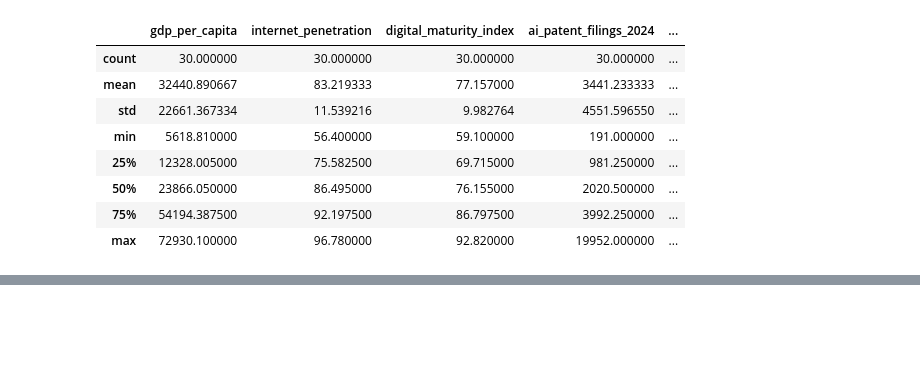
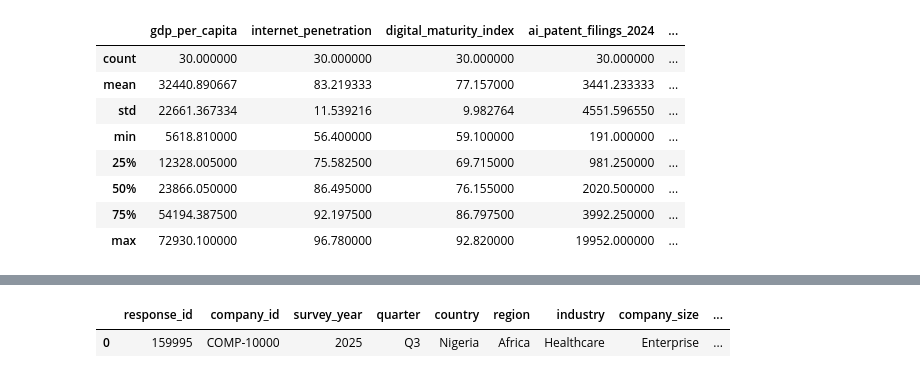
Before and after one commit to HemDesh/Data_Analysis_on_AI_Adoption_and_Workforce_Impact, a Jupyter notebook: notebooks/main.ipynb, the cells around one changed output, grey strips where cells are left out. Cells and saved outputs as stored; diff of their text form; code cells hidden in the pictures; blank space fills up the shorter version.

```diff
--- a/notebooks/main.ipynb
+++ b/notebooks/main.ipynb
@@ -1015,0 +1160,98 @@ dfc.describe()
+# %%
+query2 = """
+    select
+        response_id	,
+        company_id	,
+        survey_year	,
+        quarter	,
+        country	,
+        region	,
+        industry	,
+        company_size	,
+        num_employees	,
+        annual_revenue_usd_millions	,
+        company_founding_year	,
+        company_age	,
+        company_age_group	,
+        ai_adoption_rate	,
+        ai_adoption_stage	,
+        years_using_ai	,
+        ai_primary_tool	,
+        num_ai_tools_used	,
+        ai_use_case	,
+        ai_projects_active	,
+        ai_training_hours	,
+        ai_budget_percentage	,
+        ai_maturity_score	,
+        ai_failure_rate	,
+        ai_investment_per_employee	,
+        regulatory_compliance_score	,
+        data_privacy_level	,
+        ai_ethics_committee	,
+        ai_risk_management_score	,
+        remote_work_percentage	,
+        employee_satisfaction_score	,
+        task_automation_rate	,
+        time_saved_per_week	,
+        productivity_change_percent	,
+        jobs_displaced	,
+        jobs_created	,
+        reskilled_employees	,
+        revenue_growth_percent	,
+        cost_reduction_percent	,
+        innovation_score	,
+        customer_satisfaction	,
+        survey_source	,
+        data_collection_method	,
+        count(*) as number_of_records
+    from ai_company_adoption
+    group by
+        response_id	,
+        company_id	,
+        survey_year	,
+        quarter	,
+        country	,
+        region	,
+        industry	,
+        company_size	,
+        num_employees	,
+        annual_revenue_usd_millions	,
+        company_founding_year	,
+        company_age	,
+        company_age_group	,
+        ai_adoption_rate	,
+        ai_adoption_stage	,
+        years_using_ai	,
+        ai_primary_tool	,
+        num_ai_tools_used	,
+        ai_use_case	,
+        ai_projects_active	,
+        ai_training_hours	,
+        ai_budget_percentage	,
+        ai_maturity_score	,
+        ai_failure_rate	,
+        ai_investment_per_employee	,
+        regulatory_compliance_score	,
+        data_privacy_level	,
+        ai_ethics_committee	,
+        ai_risk_management_score	,
+        remote_work_percentage	,
+        employee_satisfaction_score	,
+        task_automation_rate	,
+        time_saved_per_week	,
+        productivity_change_percent	,
+        jobs_displaced	,
+        jobs_created	,
+        reskilled_employees	,
+        revenue_growth_percent	,
+        cost_reduction_percent	,
+        innovation_score	,
+        customer_satisfaction	,
+        survey_source	,
+        data_collection_method
+    having count(*) > 1
+"""
+pd.read_sql(query2, connection)
+# %% [output]
+|  | response_id | company_id | survey_year | quarter | country | region | industry | company_size | ... |
+| 0 | 159995 | COMP-10000 | 2025 | Q3 | Nigeria | Africa | Healthcare | Enterprise | ... |
```
Also changed, not shown: parts of 33 cells of this notebook, 4 other files.
